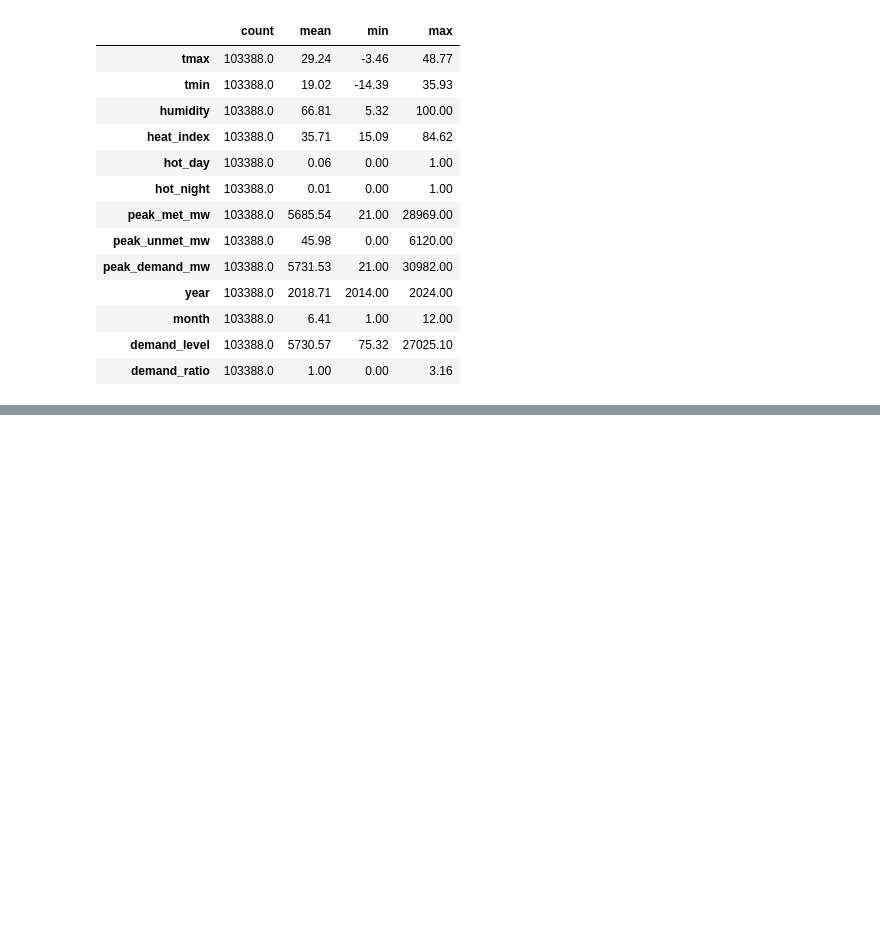
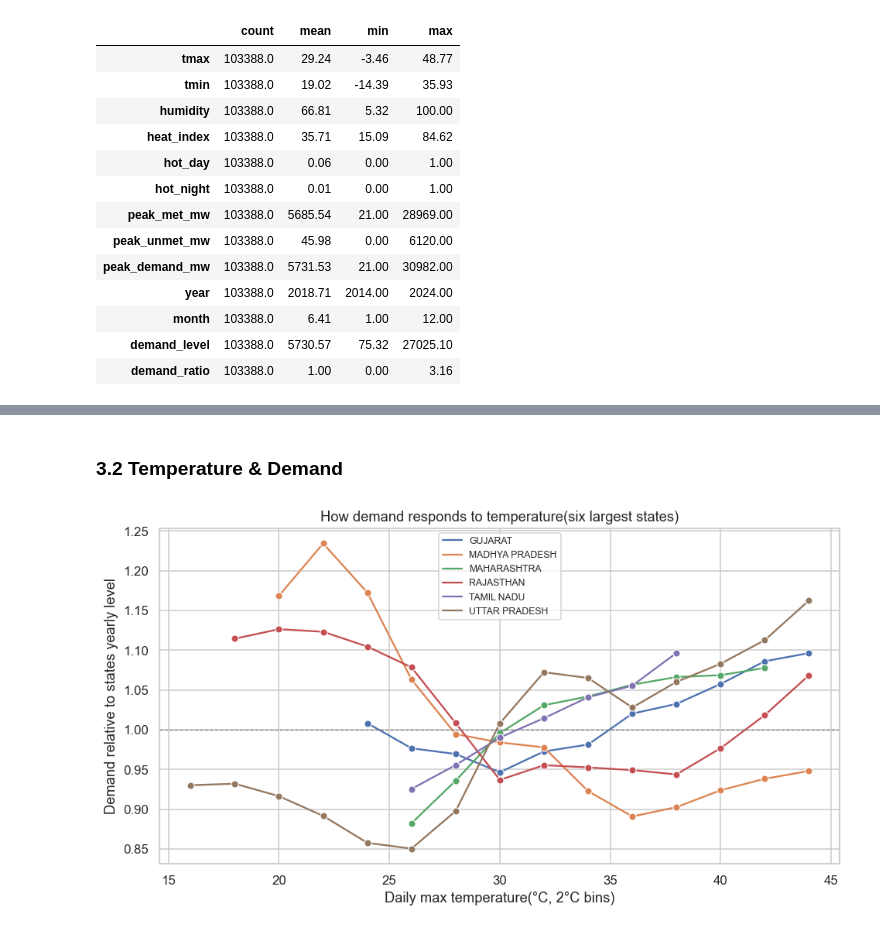
Before and after one commit to mkrohit1798/India-Heatwave-Electricity-Demand, a Jupyter notebook: notebooks/Untitled.ipynb, the cells around one changed output, grey strips where cells are left out. Saved outputs shown, nothing was run; the diff lists cells and outputs as text; code cells hidden in the pictures; blank space fills up the shorter version.

```diff
--- a/notebooks/Untitled.ipynb
+++ b/notebooks/Untitled.ipynb
@@ -161,0 +188,22 @@ df.describe().T[['count', 'mean', 'min', 'max']].round(2)
+# %% [markdown]
+### 3.2 Temperature & Demand
+# %%
+top_states = df.groupby('state')['peak_demand_mw'].mean().nlargest(6).index
+sub = df[df['state'].isin(top_states)].copy()
+sub['tmax_bin'] = (sub['tmax'] // 2*2).clip(lower = 14, upper = 44)
+
+binned = (sub.groupby(['state', 'tmax_bin'])['demand_ratio']
+         .agg(['mean', 'count']).reset_index())
+binned = binned[binned['count'] >= 20]
+
+fig, ax = plt.subplots(figsize = (9, 5))
+sb.lineplot(data = binned, x = 'tmax_bin', y = 'mean', hue = 'state', marker = 'o', ax = ax)
+ax.axhline(1, color = 'grey', lw = 0.8, ls = '--')
+ax.set_xlabel("Daily max temperature(°C, 2°C bins)")
+ax.set_ylabel("Demand relative to states yearly level")
+ax.set_title("How demand responds to temperature(six largest states)")
+ax.legend(title = "", fontsize = 8)
+plt.tight_layout()
+plt.show()
+# %% [output]
+[figure, added]
```
Also changed, not shown: parts of 12 cells of this notebook.
